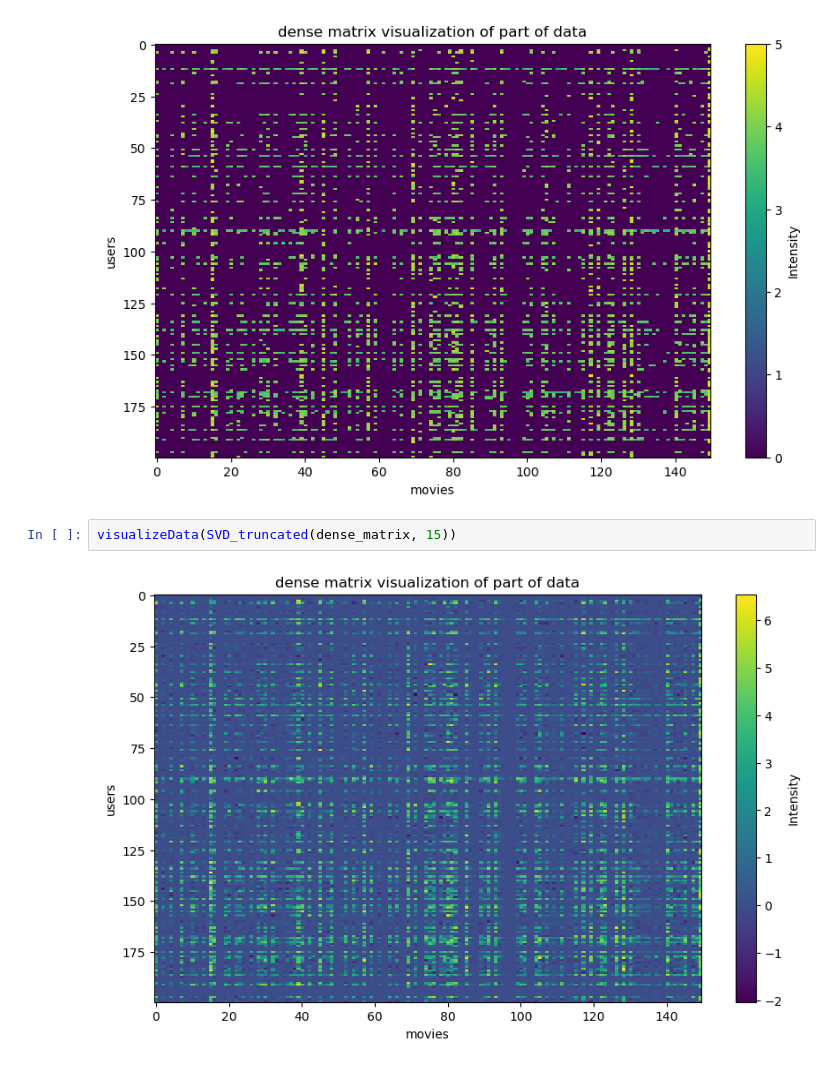
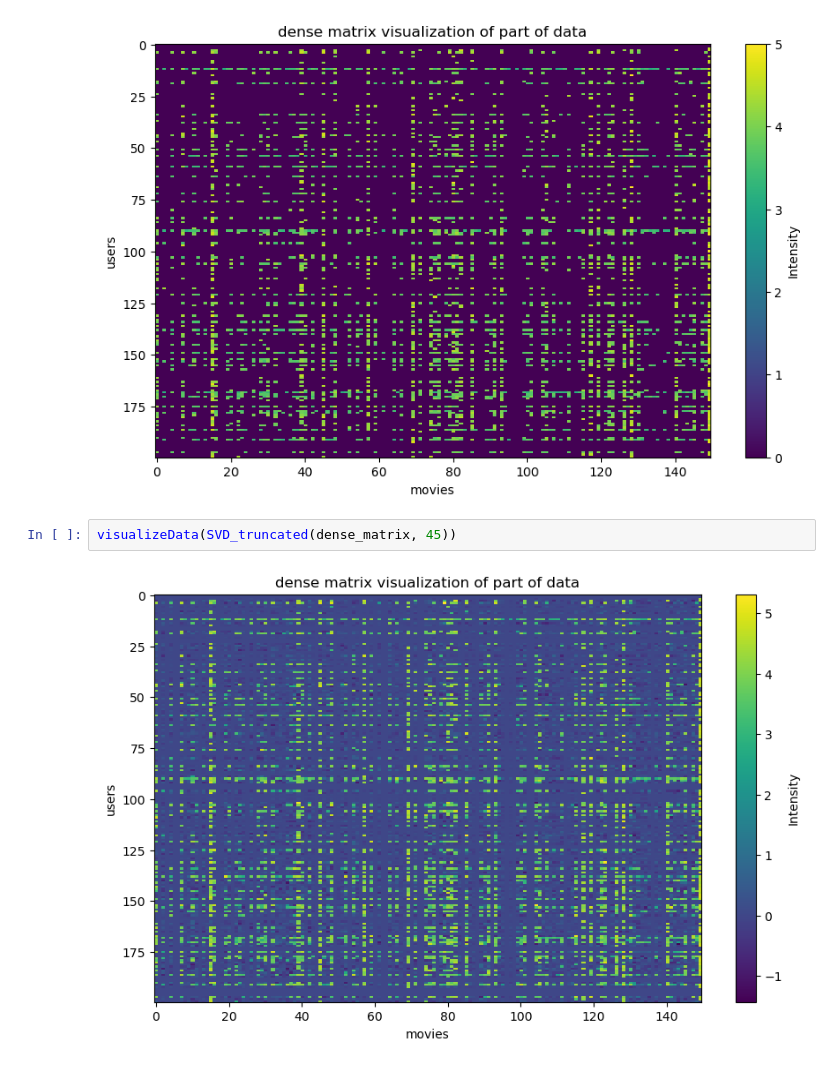
Before and after one commit to Kessius00/nn-s-matrix-fc, a Jupyter notebook: lsmc/lsmc_valid_SVD.ipynb, the cells around one changed output. Drawn from its saved outputs; the diff is of its cells as text.

```diff
--- a/lsmc/lsmc_valid_SVD.ipynb
+++ b/lsmc/lsmc_valid_SVD.ipynb
@@ -286,6 +410,6 @@ visualizeData(dense_matrix)
 # %% [output]
 [figure]
 # %%
-visualizeData(SVD_truncated(dense_matrix, 15))
+visualizeData(SVD_truncated(dense_matrix, 45))
 # %% [output]
-[figure, old version]
+[figure, new version]
```
Also changed, not shown: parts of 17 cells of this notebook, 2 other files.
